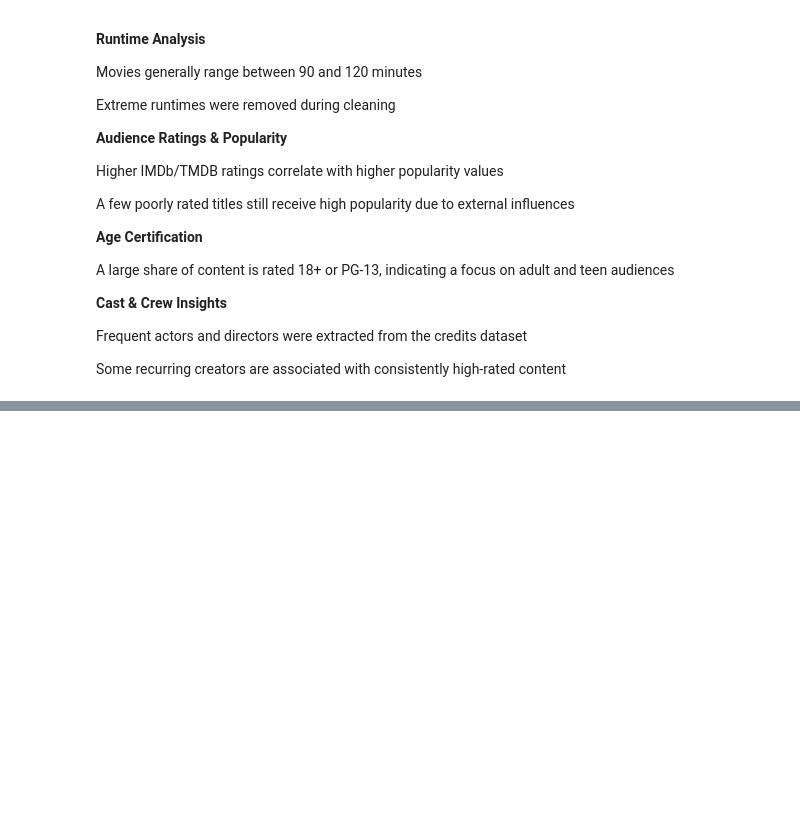
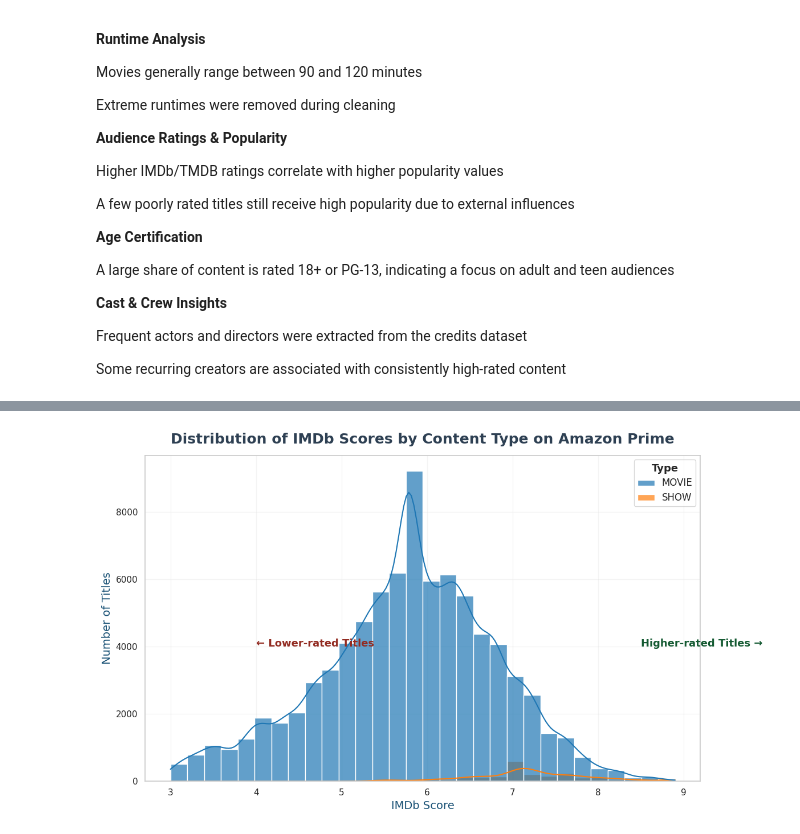
Before and after one commit to SaimaheshGangisetty/AmazonPrime-TVShows-Movies-EDA-Project, a Jupyter notebook: AmazonPrime_TVShows_Movies_EDA.ipynb, the cells around one changed output, grey strips where cells are left out. Saved outputs shown, nothing was run; the diff lists cells and outputs as text; code cells hidden in the pictures; blank space fills up the shorter version.

```diff
--- a/AmazonPrime_TVShows_Movies_EDA.ipynb
+++ b/AmazonPrime_TVShows_Movies_EDA.ipynb
@@ -1163,0 +1172,48 @@ df.to_csv('mydata.csv', index=False)
+# %%
+# Histogram visualization code
+import seaborn as sns
+import matplotlib.pyplot as plt
+
+# Set Seaborn style
+sns.set_theme(style="whitegrid")
+
+# Use safe font (no emoji issues)
+plt.rcParams['font.family'] = 'DejaVu Sans'
+
+# Create the figure
+plt.figure(figsize=(12, 7))
+
+# Plot histogram
+ax = sns.histplot(
+    data=df,
+    x="imdb_score",
+    hue="type",                   # Differentiate Movies and TV Shows
+    bins=30,
+    kde=True,
+    palette=["#1f77b4", "#ff7f0e"],   # Prime-inspired colors
+    alpha=0.7,
+    legend=True                   # Seaborn handles legend automatically
+)
+
+# Title and labels
+plt.title("Distribution of IMDb Scores by Content Type on Amazon Prime",
+          fontsize=18, fontweight="bold", color="#2E4053", pad=15)
+plt.xlabel("IMDb Score", fontsize=14, color="#1a5276")
+plt.ylabel("Number of Titles", fontsize=14, color="#1a5276")
+
+#Get the legend from Seaborn axis (no manual plt.legend)
+leg = ax.get_legend()
+if leg is not None:
+    leg.set_title("Type")
+    plt.setp(leg.get_title(), fontsize=13, fontweight='bold')
+    plt.setp(leg.get_texts(), fontsize=12)
+
+#Grid and annotations
+plt.grid(alpha=0.2)
+plt.text(8.5, 4000, "Higher-rated Titles →", color="#145A32", fontsize=13, fontweight="bold")
+plt.text(4.0, 4000, "← Lower-rated Titles", color="#922B21", fontsize=13, fontweight="bold")
+
+plt.tight_layout()
+plt.show()
+# %% [output]
+[figure, added]
```
Also changed, not shown: parts of 20 cells of this notebook.
